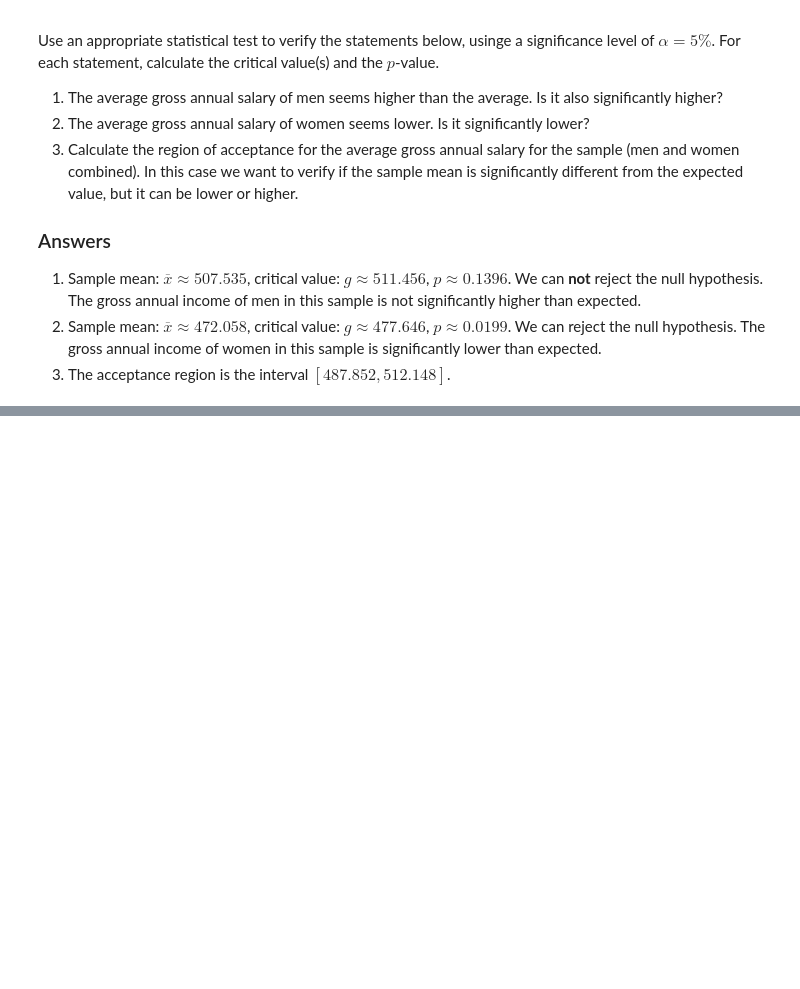
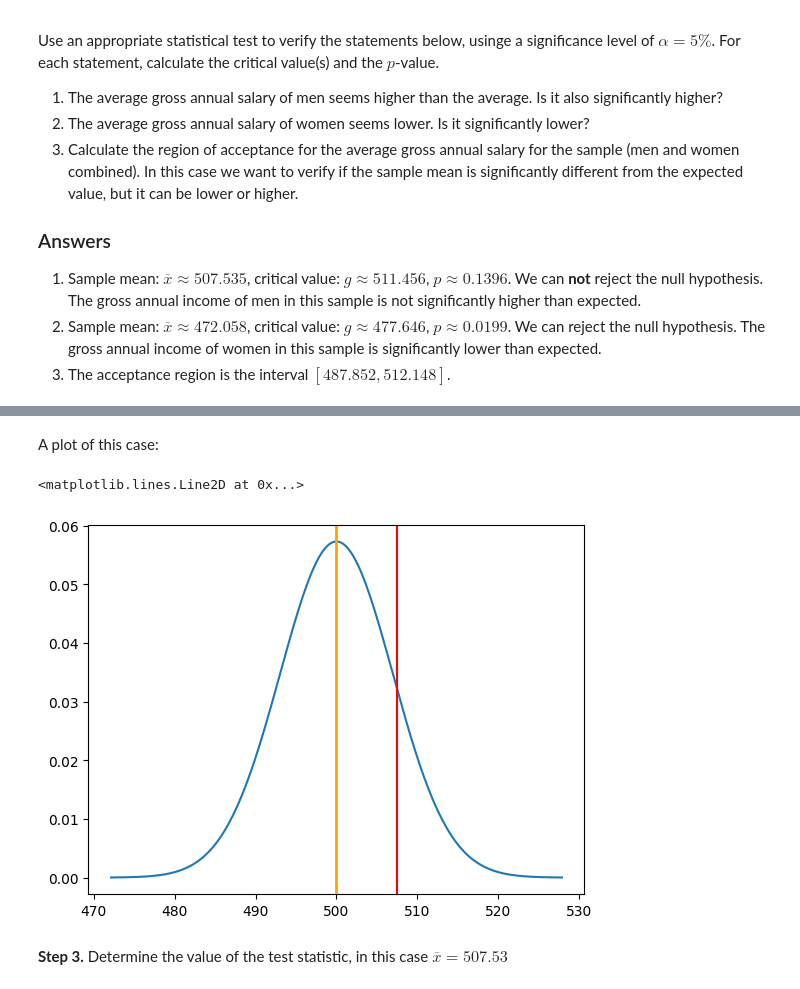
Before and after one commit to Bataklik/Data-Science-_-AI, a Jupyter notebook: 3-central-limit-testing/lab-3-02-hypothesis-testing.ipynb, the cells around one changed output, grey strips where cells are left out. Saved outputs shown, nothing was run; the diff lists cells and outputs as text; code cells hidden in the pictures; blank space fills up the shorter version.

```diff
--- a/3-central-limit-testing/lab-3-02-hypothesis-testing.ipynb
+++ b/3-central-limit-testing/lab-3-02-hypothesis-testing.ipynb
@@ -200,3 +182,16 @@ Use an appropriate statistical test to verify the statements below, usinge a sig
 1. Sample mean: $\overline{x} \approx 507.535$, critical value: $g \approx 511.456$, $p \approx 0.1396$. We can **not** reject the null hypothesis. The gross annual income of men in this sample is not significantly higher than expected.
 2. Sample mean: $\overline{x} \approx 472.058$, critical value: $g \approx 477.646$, $p \approx 0.0199$. We can reject the null hypothesis. The gross annual income of women in this sample is significantly lower than expected.
 3. The acceptance region is the interval $[487.852, 512.148]$.
+# %%
+df = pd.read_csv(
+    'https://raw.githubusercontent.com/HoGentTIN/dsai-en-labs/main/data/rlanders.csv').set_index(['ID'])
+
+print(df.head())
+gemiddelde = df.Money.mean()
+print(f"gemiddelde: {gemiddelde}")
+
+gemiddelde_man = df[df.Gender == "Male"].Money.mean()
+print(f"gemiddelde_man: {gemiddelde_man}")
+
+gemiddelde_woman = df[df.Gender == "Female"].Money.mean()
+print(f"gemiddelde_man: {gemiddelde_woman}")
@@ -202,0 +228,27 @@ Use an appropriate statistical test to verify the statements below, usinge a sig
+# %%
+# Properties of the sample:
+n = df[df.Gender == "Male"].Money.count()  # sample size
+sm = df[df.Gender == "Male"].Money.mean()  # sample mean
+s = 98    # population standard deviation (assumed to be known)
+a = 0.05    # significance level (chosen by the researcher)
+m0 = 500.0    # hypothetical population mean (H0)
+# %% [markdown]
+A plot of this case:
+# %%
+# Gauss-curve plot:
+# X-values
+dist_x = np.linspace(m0 - 4 * s/np.sqrt(n), m0 + 4 * s/np.sqrt(n), num=201)
+# Y-values for the Gauss curve
+dist_y = stats.norm.pdf(dist_x, m0, s/np.sqrt(n))
+fig, dplot = plt.subplots(1, 1)
+# Plot the Gauss-curve
+dplot.plot(dist_x, dist_y)
+# Show the hypothetical population mean with an orange line
+dplot.axvline(m0, color="orange", lw=2)
+# Show the sample mean with a red line
+dplot.axvline(sm, color="red")
+# %% [output]
+<matplotlib.lines.Line2D at 0x...>
+[figure, added]
+# %% [markdown]
+**Step 3.** Determine the value of the test statistic, in this case $\overline{x} = 507.53$
```
Also changed, not shown: parts of 14 cells of this notebook, 5 other files.
